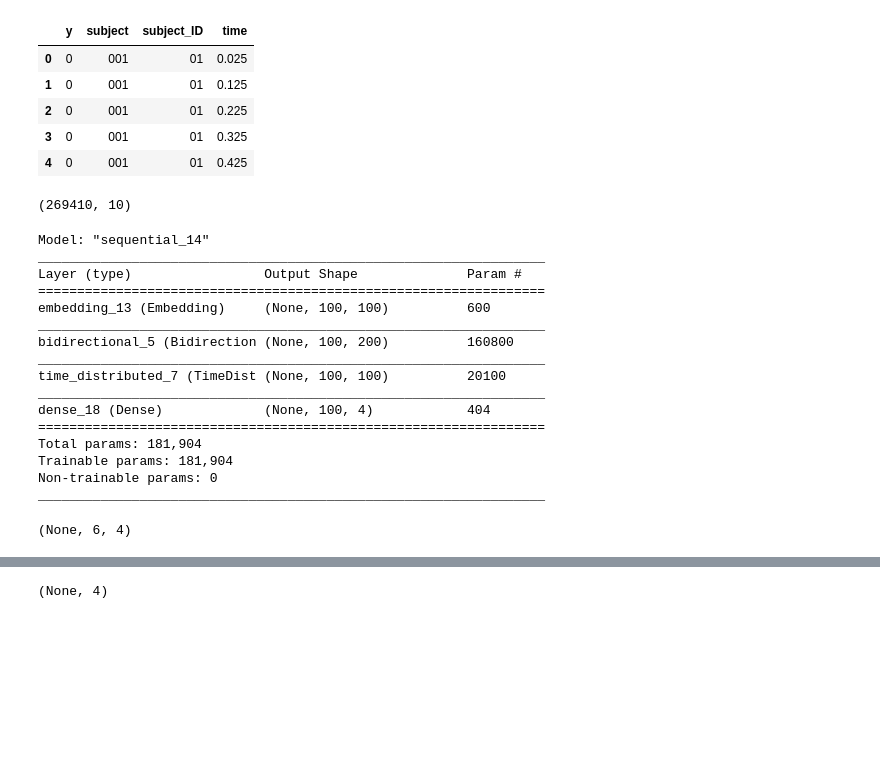
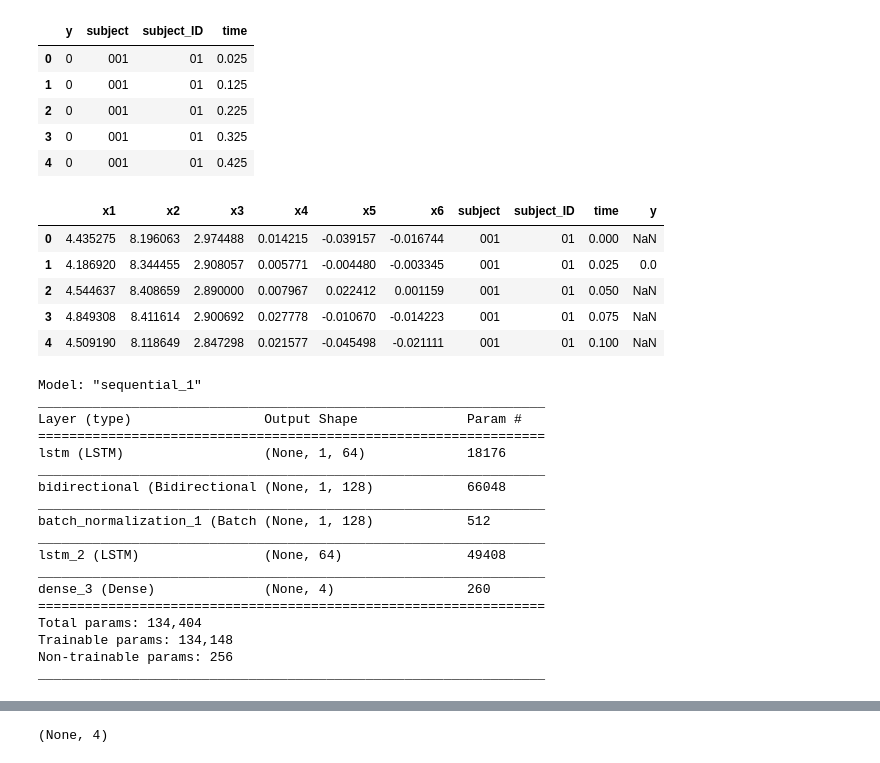
Before and after one commit to KrishnaMurali177/Deep-Learning-Terrain-Identifiaction, a Jupyter notebook: Terrain_Identification.ipynb, the cells around one changed output, grey strips where cells are left out. Cells and saved outputs as stored; diff of their text form; code cells hidden in the pictures; blank space fills up the shorter version.

```diff
--- a/Terrain_Identification.ipynb
+++ b/Terrain_Identification.ipynb
@@ -28,2 +30,4 @@ Drive already mounted at /content/drive; to attempt to forcibly remount, call dr
 # %%
 all_filenames = [i for i in glob.glob('/content/drive/My Drive/TrainingData/*.{}'.format('csv'))]
+# %%
+all_filenames.extend([i for i in glob.glob('/content/drive/My Drive/TestData/*.{}'.format('csv'))])
@@ -82,4 +97,12 @@ train_df = pd.merge(x,y, on=['time','subject', 'subject_ID'])
+# %%
+# Merge x and y based on the matching timestamps and then filling na using forward fill
+train_df = pd.merge(x,y, on=['time','subject', 'subject_ID'], how='left')
 # %%
-train_df.shape
+train_df.head()
 # %% [output]
-(269410, 10)
+|  | x1 | x2 | x3 | x4 | x5 | x6 | subject | subject_ID | time | y |
+| 0 | 4.435275 | 8.196063 | 2.974488 | 0.014215 | -0.039157 | -0.016744 | 001 | 01 | 0.000 | NaN |
+| 1 | 4.186920 | 8.344455 | 2.908057 | 0.005771 | -0.004480 | -0.003345 | 001 | 01 | 0.025 | 0.0 |
+| 2 | 4.544637 | 8.408659 | 2.890000 | 0.007967 | 0.022412 | 0.001159 | 001 | 01 | 0.050 | NaN |
+| 3 | 4.849308 | 8.411614 | 2.900692 | 0.027778 | -0.010670 | -0.014223 | 001 | 01 | 0.075 | NaN |
+| 4 | 4.509190 | 8.118649 | 2.847298 | 0.021577 | -0.045498 | -0.021111 | 001 | 01 | 0.100 | NaN |
@@ -86,36 +113,37 @@ train_df.shape
 # %%
 # This is the number of hidden units in the RNN layer
-hidden_size = 100
+hidden_size = 500
 # This is the rate for the dropout layer
 rate_dropout = 0.5
 num_steps = 6
 
 # TODO: Complete the definition of the network using a single simple RNN layer
-model_RNN = Sequential()
-model_RNN.add(Embedding(input_dim=6, output_dim= hidden_size, input_length=hidden_size))
-model_RNN.add(Bidirectional(LSTM(hidden_size, activation='tanh', return_sequences=True, dropout=rate_dropout)))
-model_RNN.add(TimeDistributed(Dense(100)))
-model_RNN.add(Dense(4, activation='softmax'))
-model_RNN.compile(loss='categorical_crossentropy', optimizer=Adam(), metrics=['acc'])
-model_RNN.summary()
+model = Sequential()
+# model.add(Embedding(130, 128, input_length=num_steps))
+# model.add(Dropout(0.7))
+model.add(LSTM(64, input_shape=(1,num_steps), return_sequences=True))
+model.add(Bidirectional(LSTM(64, dropout=0.25, return_sequences=True)))
+model.add(BatchNormalization())
+model.add(LSTM(64, recurrent_activation='relu'))
+model.add(Dense(4, activation='softmax'))
+model.compile(loss='categorical_crossentropy', optimizer=Adam(), metrics=['categorical_accuracy'])
+model.summary()
 # %% [output]
-Model: "sequential_14"
+Model: "sequential_1"
 _________________________________________________________________
 Layer (type)                 Output Shape              Param #
 =================================================================
-embedding_13 (Embedding)     (None, 100, 100)          600
+lstm (LSTM)                  (None, 1, 64)             18176
 _________________________________________________________________
-bidirectional_5 (Bidirection (None, 100, 200)          160800
+bidirectional (Bidirectional (None, 1, 128)            66048
 _________________________________________________________________
-time_distributed_7 (TimeDist (None, 100, 100)          20100
+batch_normalization_1 (Batch (None, 1, 128)            512
 _________________________________________________________________
-dense_18 (Dense)             (None, 100, 4)            404
+lstm_2 (LSTM)                (None, 64)                49408
+_________________________________________________________________
+dense_3 (Dense)              (None, 4)                 260
 =================================================================
-Total params: 181,904
-Trainable params: 181,904
-Non-trainable params: 0
+Total params: 134,404
+Trainable params: 134,148
+Non-trainable params: 256
 _________________________________________________________________
-# %%
-model_RNN.output_shape
-# %% [output]
-(None, 6, 4)
```
Also changed, not shown: parts of 42 cells of this notebook.
